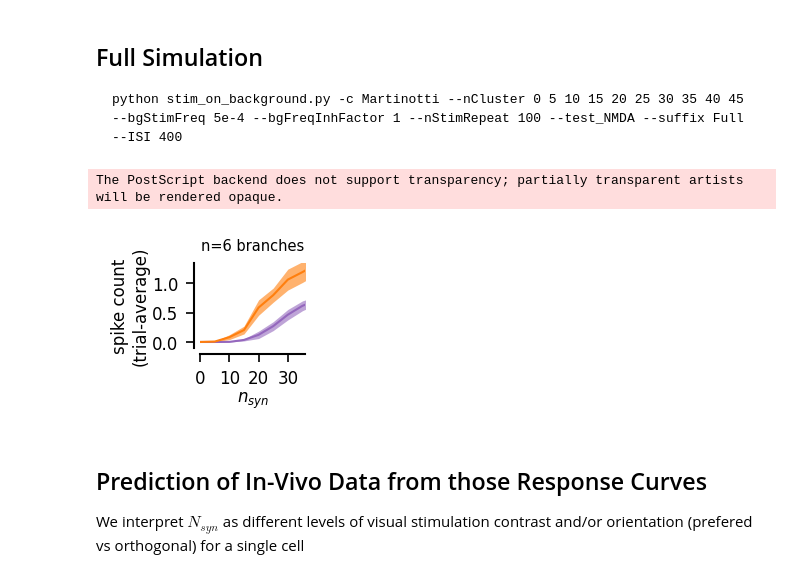
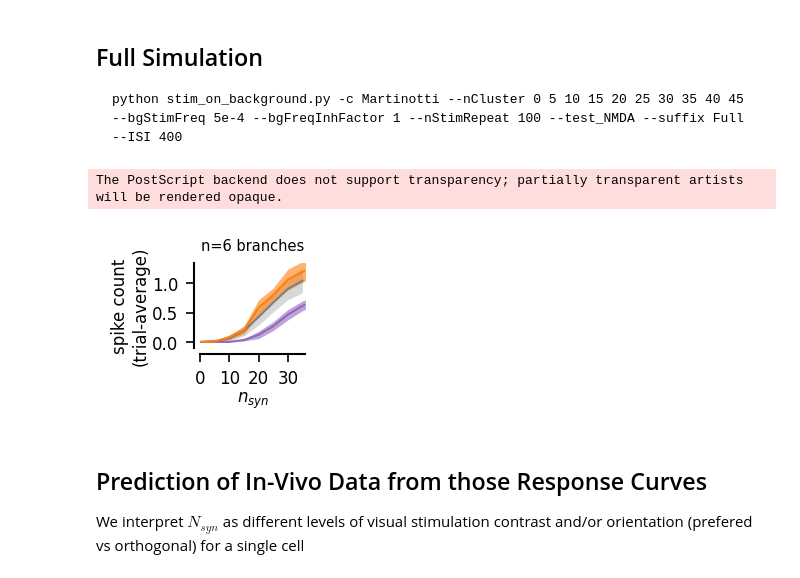
Before and after one commit to yzerlaut/pv-sst-dendrites, a Jupyter notebook: biophysical_modelling/detailed_model/Stim-on-Background.ipynb, the cells around one changed output. Cells and saved outputs as stored; diff of their text form; code cells hidden in the pictures.

```diff
--- a/biophysical_modelling/detailed_model/Stim-on-Background.ipynb
+++ b/biophysical_modelling/detailed_model/Stim-on-Background.ipynb
@@ -278,30 +278,28 @@ _, _, SPIKEs2, _ = extract_trials(sim2,
 # %%
 fig, ax = pt.figure(figsize=(0.9,0.9))
 xlim = [0,36]
-"""
 # adding uniform case
 spike_count = SPIKEs2['uniform'][:,:,:,:].sum(axis=-1).mean(axis=-1) # time, then trials
 pt.plot(np.array(np.unique(sim2.nCluster)[0]), np.mean(spike_count, axis=0), sy=sem(spike_count, axis=0),
         color='tab:grey', ax=ax, no_set=True)
-"""
 # now with and without NMDA
 x, MEANS = np.array(np.unique(sim.nCluster)[0]), []
 for l, label, color in zip(range(2), ['without', 'with-NMDA'], ['tab:purple', 'tab:orange']):
     spike_count = SPIKEs[label][:,:,:,:].sum(axis=-1).mean(axis=-1) # time, then trials
     MEANS.append(np.mean(spike_count, axis=0)[x<xlim[1]])
     pt.plot(x, np.mean(spike_count, axis=0),
             sy=sem(spike_count, axis=0),
             color=color, ax=ax, alpha_std=.6, no_set=True)
 pt.set_plot(ax, xlabel='$n_{syn}$', xlim=xlim, ylim=[-0.1,1.35],
             xticks=[0, 10, 20, 30],
             ylabel='spike count\n(trial-average)')
 x = x[x<xlim[1]]
 ax.set_title('n=6 branches', fontsize=7)
 fig.savefig('../../figures/detailed_model/spiking-responses-Martinotti.eps')
 fig.savefig('../../figures/detailed_model/spiking-responses-Martinotti.svg')
 # %% [output]
 The PostScript backend does not support transparency; partially transparent artists will be rendered opaque.
-[figure, old version]
+[figure, new version]
 # %% [markdown]
 ## Prediction of In-Vivo Data from those Response Curves
 
```
Also changed, not shown: parts of 10 cells of this notebook, 1 other file.
